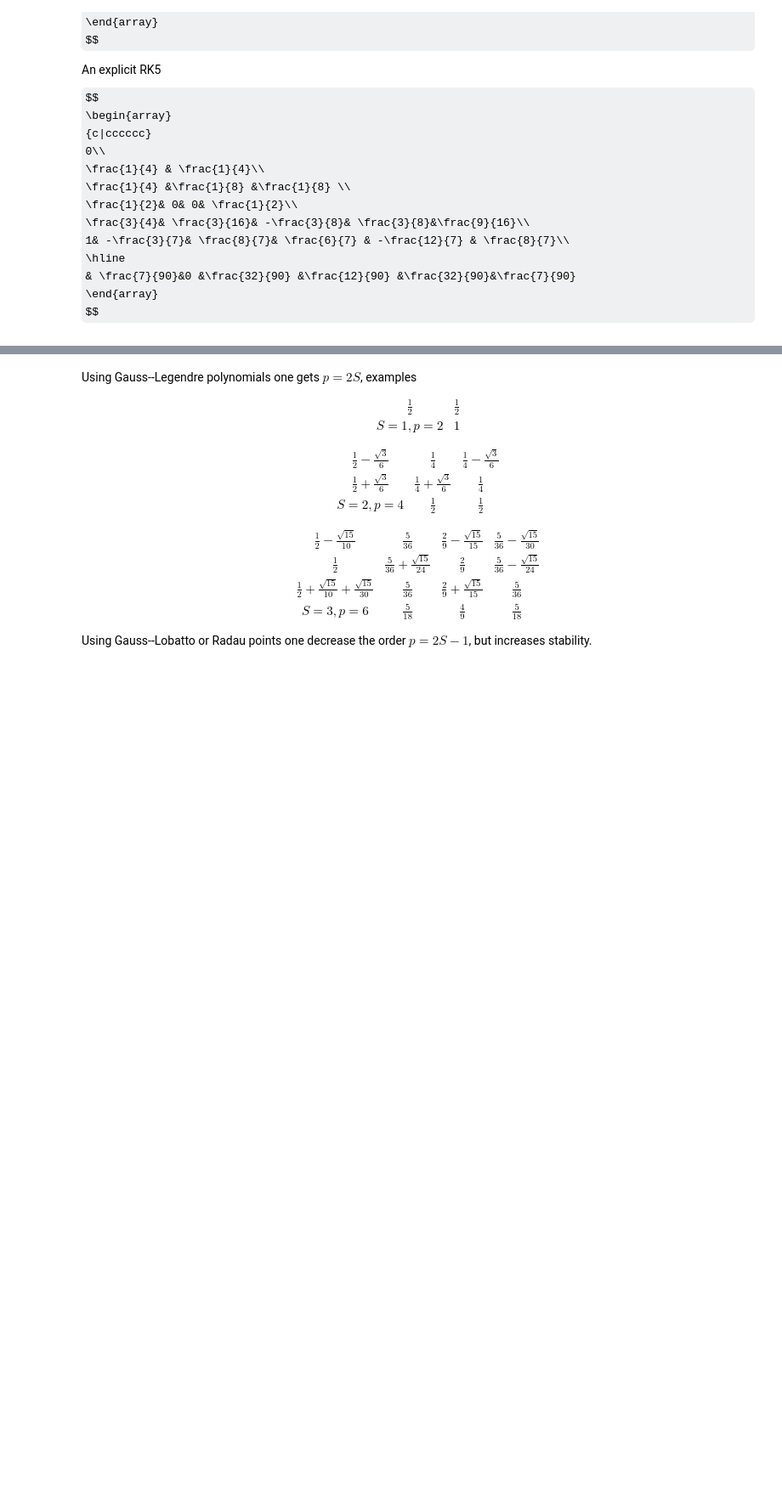
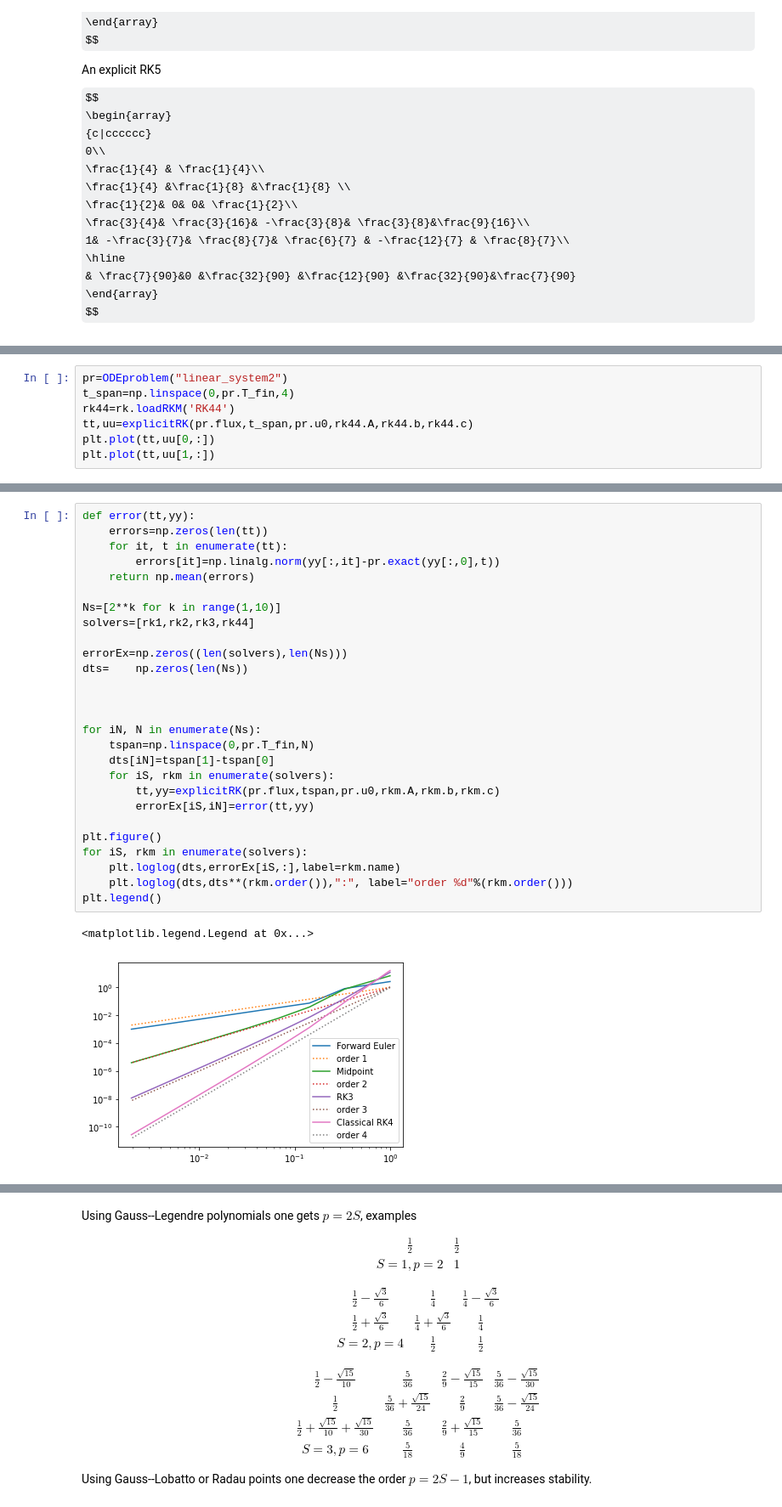
Before and after one commit to accdavlo/HighOrderODESolvers, a Jupyter notebook: solutions/Chapter 3 Classical High Order Methods.ipynb, the cells around one changed output, grey strips where cells are left out. Shown: that part at 85% size. Saved outputs shown, nothing was run; the diff lists cells and outputs as text; some formulas as TeX source; blank space fills up the shorter version.

```diff
--- a/solutions/Chapter 3 Classical High Order Methods.ipynb
+++ b/solutions/Chapter 3 Classical High Order Methods.ipynb
@@ -239,0 +304,7 @@ $$
+# %%
+pr=ODEproblem("linear_system2")
+t_span=np.linspace(0,pr.T_fin,4)
+rk44=rk.loadRKM('RK44')
+tt,uu=explicitRK(pr.flux,t_span,pr.u0,rk44.A,rk44.b,rk44.c)
+plt.plot(tt,uu[0,:])
+plt.plot(tt,uu[1,:])
@@ -239,0 +314,30 @@ $$
+# %%
+def error(tt,yy):
+    errors=np.zeros(len(tt))
+    for it, t in enumerate(tt):
+        errors[it]=np.linalg.norm(yy[:,it]-pr.exact(yy[:,0],t))
+    return np.mean(errors)
+
+Ns=[2**k for k in range(1,10)]
+solvers=[rk1,rk2,rk3,rk44]
+
+errorEx=np.zeros((len(solvers),len(Ns)))
+dts=    np.zeros(len(Ns))
+
+
+
+for iN, N in enumerate(Ns):
+    tspan=np.linspace(0,pr.T_fin,N)
+    dts[iN]=tspan[1]-tspan[0]
+    for iS, rkm in enumerate(solvers):
+        tt,yy=explicitRK(pr.flux,tspan,pr.u0,rkm.A,rkm.b,rkm.c)
+        errorEx[iS,iN]=error(tt,yy)
+
+plt.figure()
+for iS, rkm in enumerate(solvers):
+    plt.loglog(dts,errorEx[iS,:],label=rkm.name)
+    plt.loglog(dts,dts**(rkm.order()),":", label="order %d"%(rkm.order()))
+plt.legend()
+# %% [output]
+<matplotlib.legend.Legend at 0x...>
+[figure, added]
```
Also changed, not shown: parts of 35 cells of this notebook, 2 other files.
